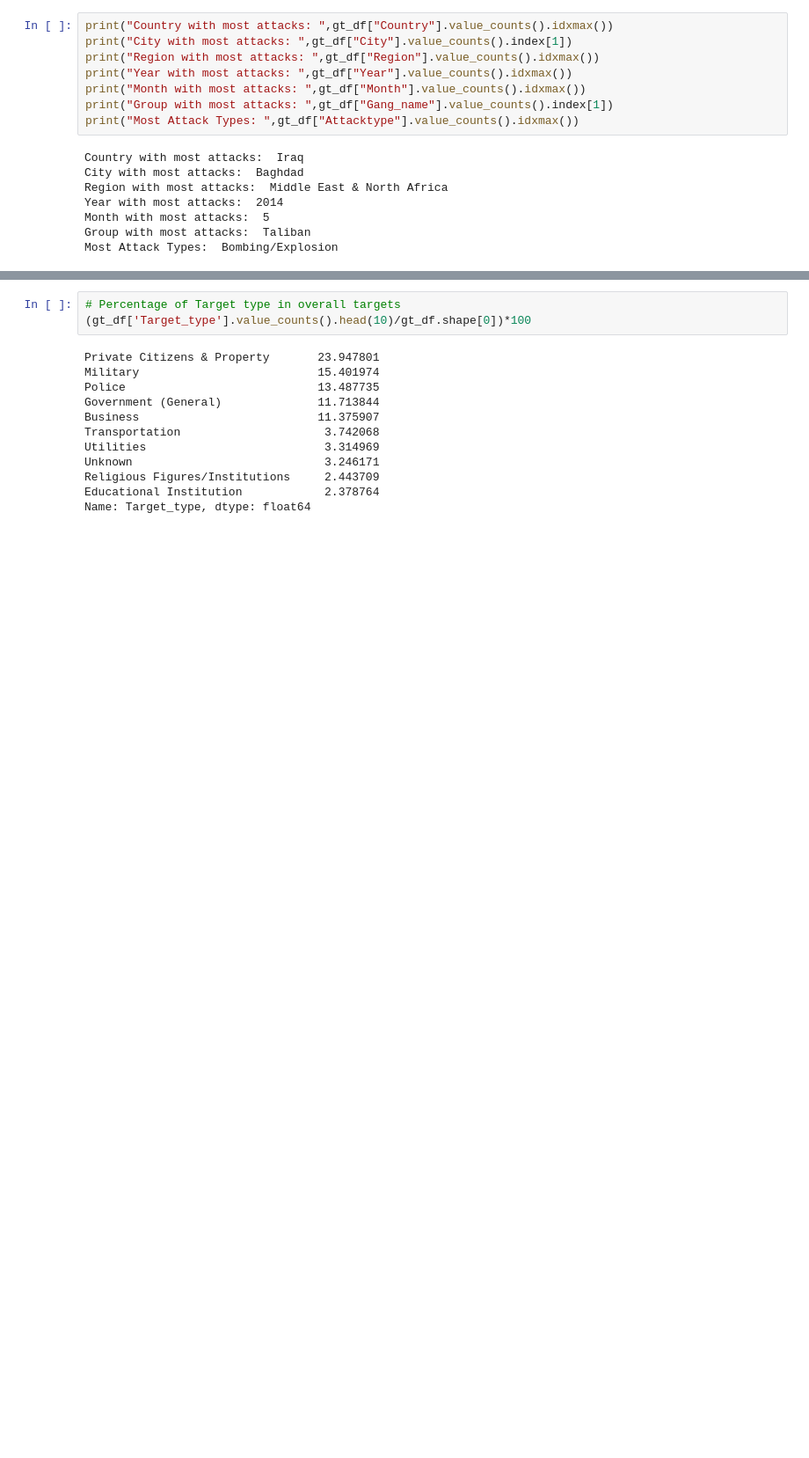
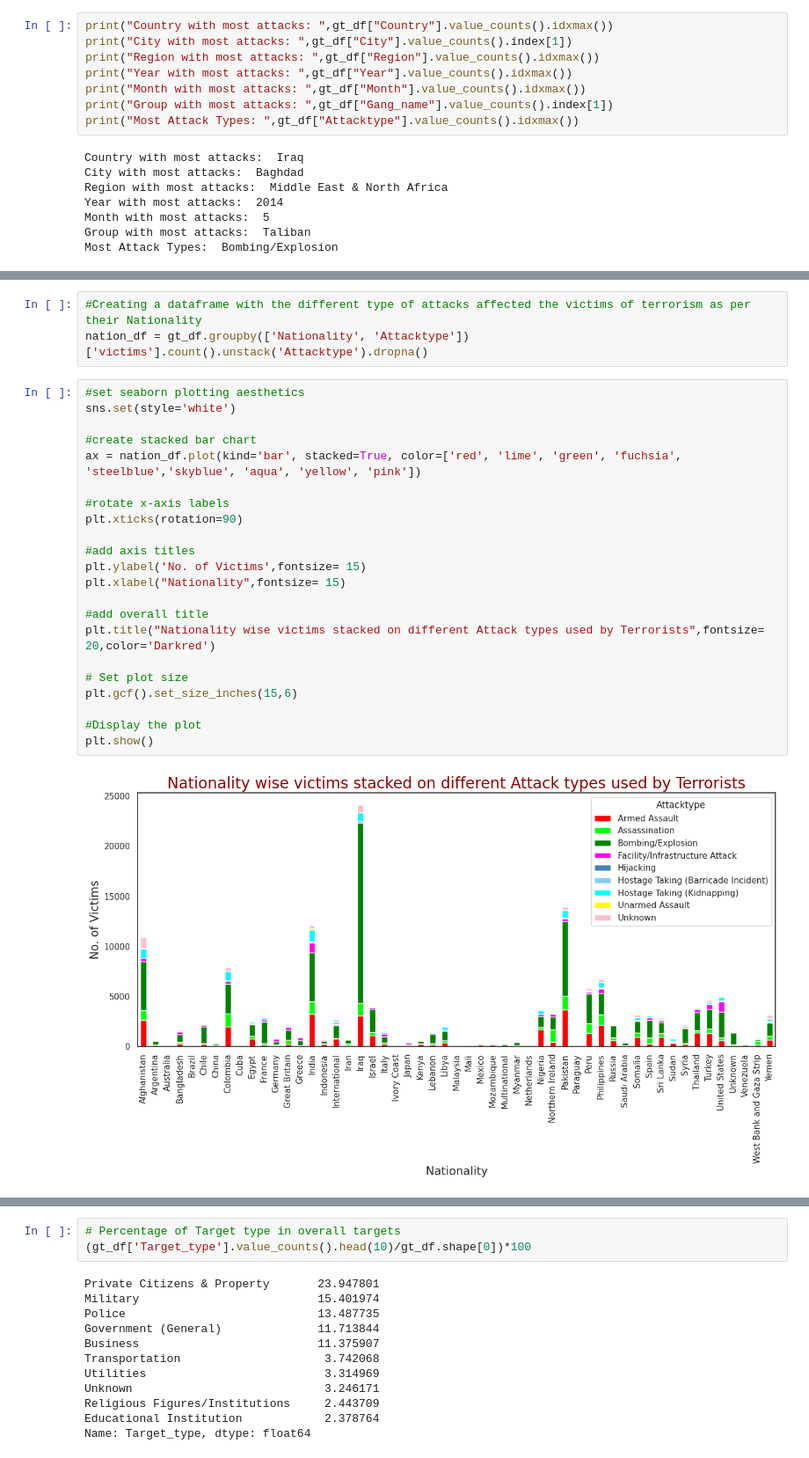
Before and after one commit to somyakmukherjee/Exploratory-Data-Analysis-on-Global-Terrorism, a Jupyter notebook: Capstone_Project_Global_terrorism_EDA_by_Somyak_Mukherjee.ipynb, the cells around one changed output, grey strips where cells are left out. Shown at 88% size. Drawn from its saved outputs; the diff is of its cells as text; blank space fills up the shorter version.

```diff
--- a/Capstone_Project_Global_terrorism_EDA_by_Somyak_Mukherjee.ipynb
+++ b/Capstone_Project_Global_terrorism_EDA_by_Somyak_Mukherjee.ipynb
@@ -266,0 +324,27 @@ As we can see from above pie chart that the terrorists used bombs or explosions
+# %%
+#Creating a dataframe with the different type of attacks affected the victims of terrorism as per their Nationality
+nation_df = gt_df.groupby(['Nationality', 'Attacktype'])['victims'].count().unstack('Attacktype').dropna()
+# %%
+#set seaborn plotting aesthetics
+sns.set(style='white')
+
+#create stacked bar chart
+ax = nation_df.plot(kind='bar', stacked=True, color=['red', 'lime', 'green', 'fuchsia', 'steelblue','skyblue', 'aqua', 'yellow', 'pink'])
+
+#rotate x-axis labels
+plt.xticks(rotation=90)
+
+#add axis titles
+plt.ylabel('No. of Victims',fontsize= 15)
+plt.xlabel("Nationality",fontsize= 15)
+
+#add overall title
+plt.title("Nationality wise victims stacked on different Attack types used by Terrorists",fontsize= 20,color='Darkred')
+
+# Set plot size
+plt.gcf().set_size_inches(15,6)
+
+#Display the plot
+plt.show()
+# %% [output]
+[figure, added]
```
Also changed, not shown: parts of 52 cells of this notebook.
